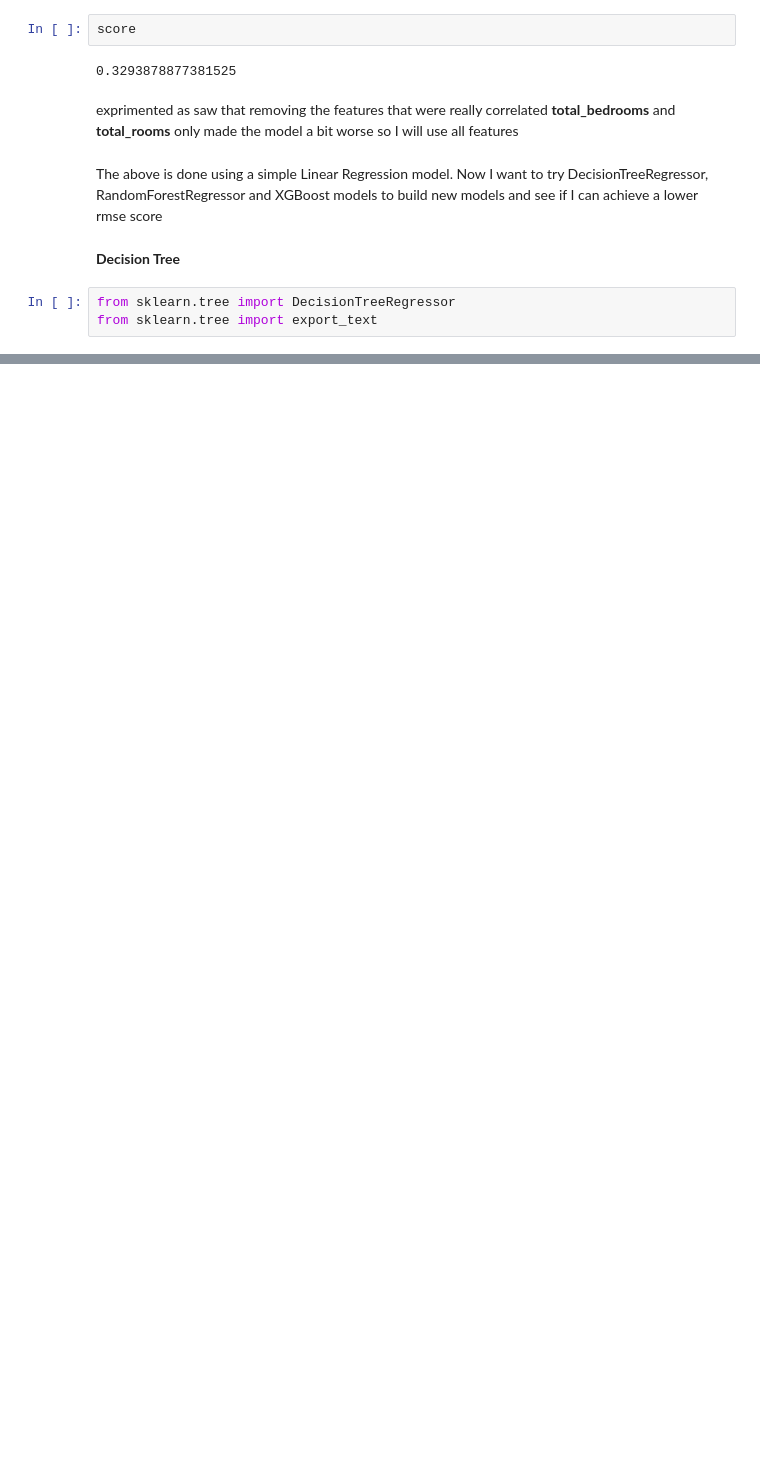
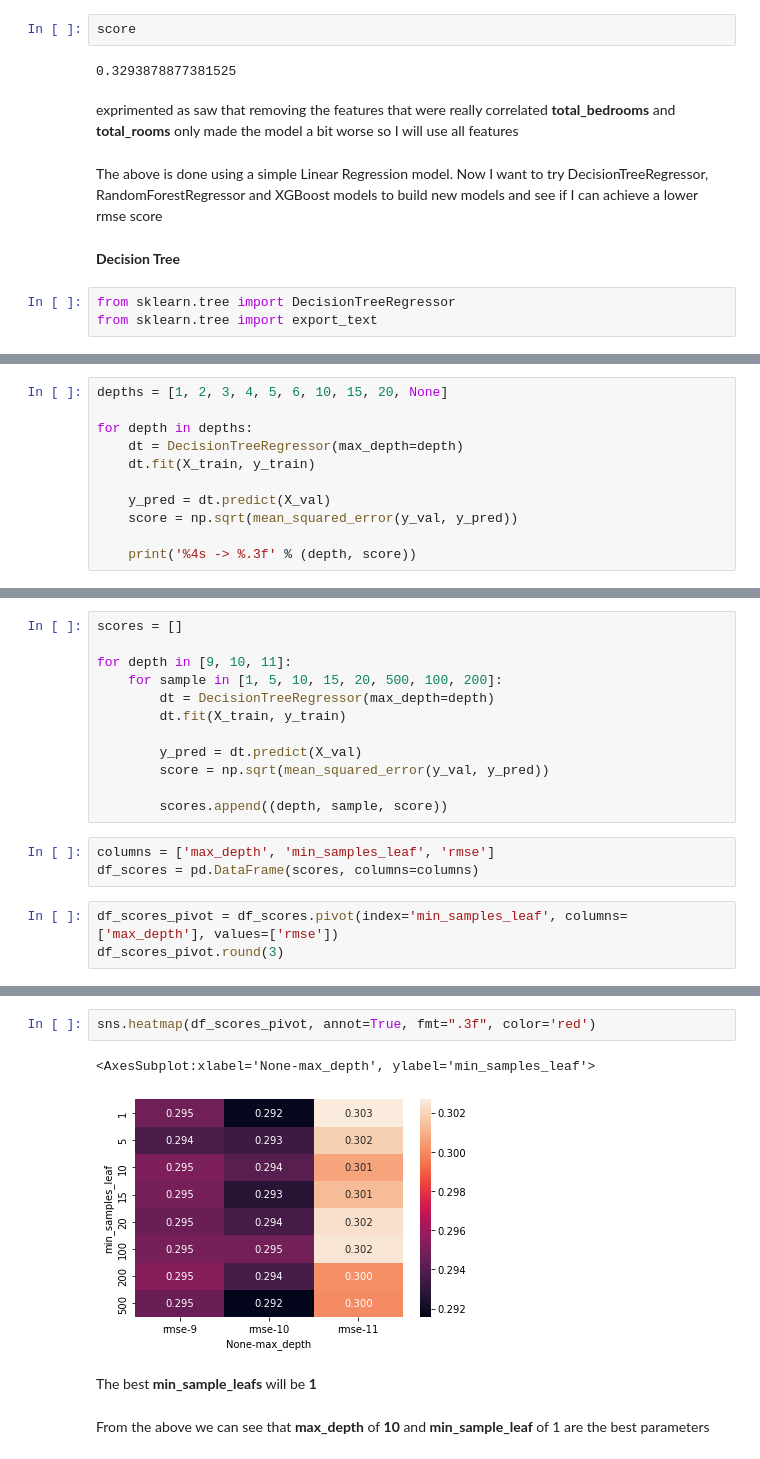
Before and after one commit to DeleMike/house_pricing, a Jupyter notebook: house_pricing.ipynb, the cells around one changed output, grey strips where cells are left out. Saved outputs shown, nothing was run; the diff lists cells and outputs as text; blank space fills up the shorter version.

Commit message:
build model with decisionTreeRegressor with rmse of 29.4%

```diff
--- a/house_pricing.ipynb
+++ b/house_pricing.ipynb
@@ -655,0 +728,11 @@ DecisionTreeRegressor?
+# %%
+depths = [1, 2, 3, 4, 5, 6, 10, 15, 20, None]
+
+for depth in depths:
+    dt = DecisionTreeRegressor(max_depth=depth)
+    dt.fit(X_train, y_train)
+
+    y_pred = dt.predict(X_val)
+    score = np.sqrt(mean_squared_error(y_val, y_pred))
+
+    print('%4s -> %.3f' % (depth, score))
@@ -655,0 +754,18 @@ DecisionTreeRegressor?
+# %%
+scores = []
+
+for depth in [9, 10, 11]:
+    for sample in [1, 5, 10, 15, 20, 500, 100, 200]:
+        dt = DecisionTreeRegressor(max_depth=depth)
+        dt.fit(X_train, y_train)
+
+        y_pred = dt.predict(X_val)
+        score = np.sqrt(mean_squared_error(y_val, y_pred))
+
+        scores.append((depth, sample, score))
+# %%
+columns = ['max_depth', 'min_samples_leaf', 'rmse']
+df_scores = pd.DataFrame(scores, columns=columns)
+# %%
+df_scores_pivot = df_scores.pivot(index='min_samples_leaf', columns=['max_depth'], values=['rmse'])
+df_scores_pivot.round(3)
@@ -655,0 +784,9 @@ DecisionTreeRegressor?
+# %%
+sns.heatmap(df_scores_pivot, annot=True, fmt=".3f", color='red')
+# %% [output]
+<AxesSubplot:xlabel='None-max_depth', ylabel='min_samples_leaf'>
+[figure, added]
+# %% [markdown]
+The best **min_sample_leafs** will be **1**
+# %% [markdown]
+From the above we can see that **max_depth** of **10** and **min_sample_leaf** of 1 are the best parameters
```
Also changed, not shown: parts of 22 cells of this notebook.
